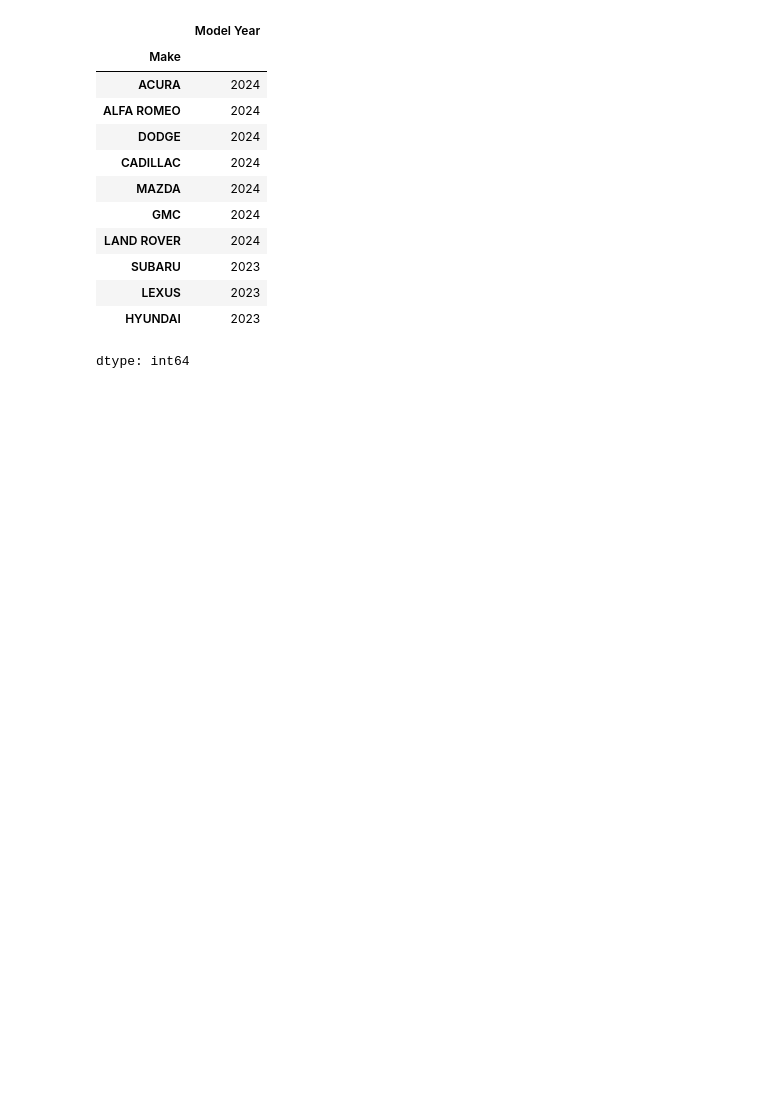
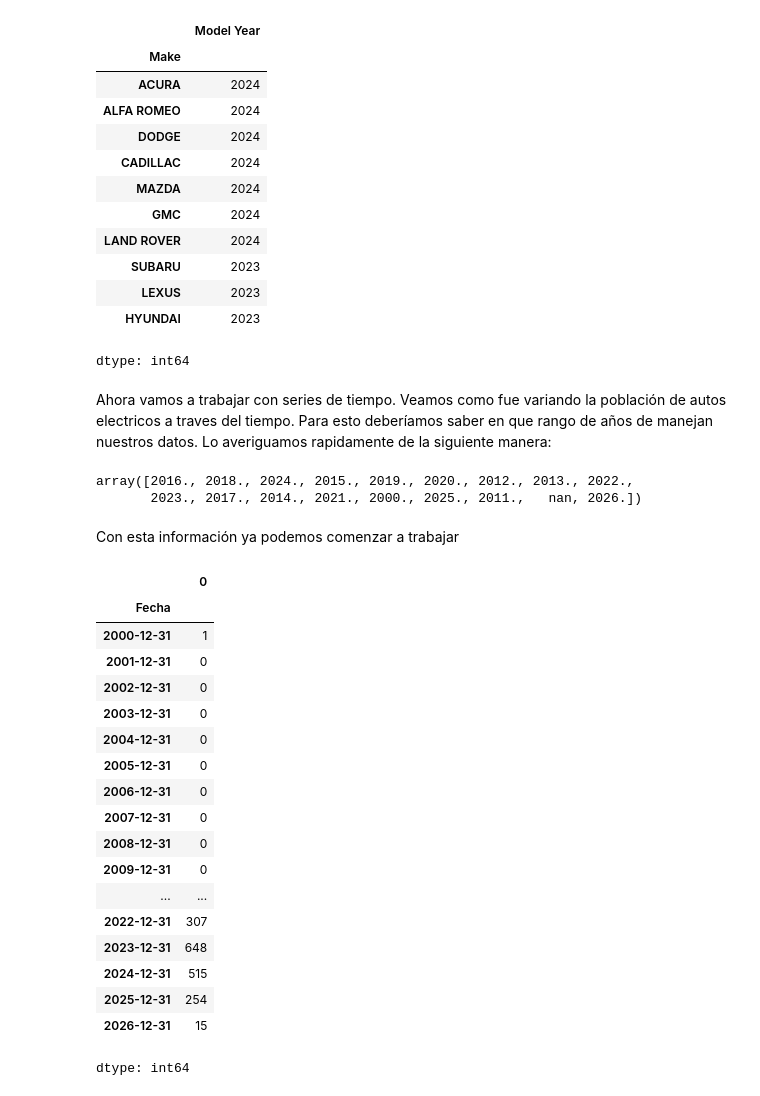
Before and after one commit to Tarde98/DataScienceI, a Jupyter notebook: dataSetTardella.ipynb, the cells around one changed output. Saved outputs shown, nothing was run; the diff lists cells and outputs as text; code cells hidden in the pictures; blank space fills up the shorter version.

```diff
--- a/dataSetTardella.ipynb
+++ b/dataSetTardella.ipynb
@@ -156,3 +157,40 @@ anio_por_marca.sort_values( ascending=False).head(10)
 | LEXUS | 2023 |
 | HYUNDAI | 2023 |
 dtype: int64
+# %% [markdown]
+Ahora vamos a trabajar con series de tiempo. Veamos como fue variando la población de autos electricos a traves del tiempo. Para esto deberíamos saber en que rango de años de manejan nuestros datos. Lo averiguamos rapidamente de la siguiente manera:
+# %%
+df['Model Year'].unique()
+# %% [output]
+array([2016., 2018., 2024., 2015., 2019., 2020., 2012., 2013., 2022.,
+       2023., 2017., 2014., 2021., 2000., 2025., 2011.,   nan, 2026.])
+# %% [markdown]
+Con esta información ya podemos comenzar a trabajar
+# %%
+serie_anual = pd.date_range(start='2016', end='2026', freq = 'YE') #Creamos una serie de tiempo por años
+
+df['Fecha'] = pd.to_datetime(df['Model Year'], format='%Y') #Con esto nos aseguramos de que todas las filas de la columna estén en formato AÑO para la fecha
+
+cant_por_anio = df.set_index('Fecha').resample('YE').size() #Contamos la cantidad de autos por año
+
+cant_por_anio
+# %% [output]
+|  | 0 |
+| Fecha |  |
+| 2000-12-31 | 1 |
+| 2001-12-31 | 0 |
+| 2002-12-31 | 0 |
+| 2003-12-31 | 0 |
+| 2004-12-31 | 0 |
+| 2005-12-31 | 0 |
+| 2006-12-31 | 0 |
+| 2007-12-31 | 0 |
+| 2008-12-31 | 0 |
+| 2009-12-31 | 0 |
+| ... | ... |
+| 2022-12-31 | 307 |
+| 2023-12-31 | 648 |
+| 2024-12-31 | 515 |
+| 2025-12-31 | 254 |
+| 2026-12-31 | 15 |
+dtype: int64
```
Also changed, not shown: parts of 8 cells of this notebook.
